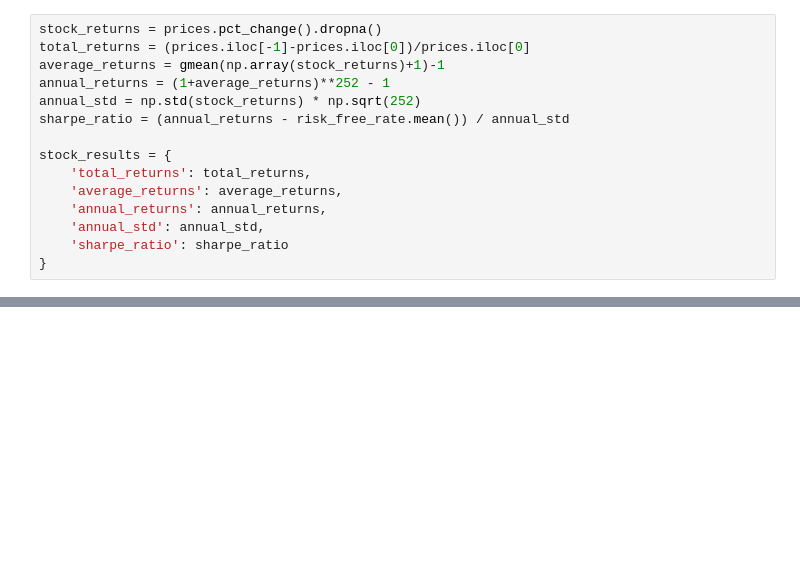
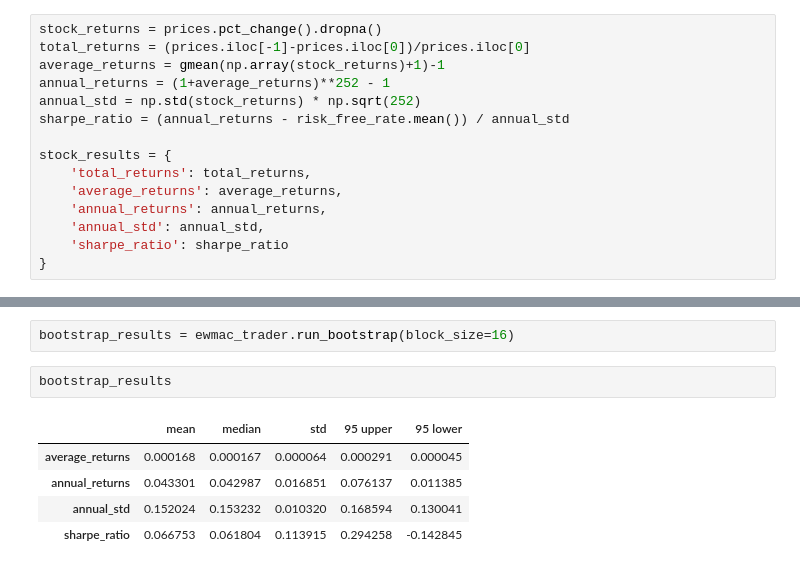
Before and after one commit to yangsu01/funance_blog, a Jupyter notebook: blogs/12-evaluating-strategies/evaluating_strategies.ipynb, the cells around one changed output, grey strips where cells are left out. Drawn from its saved outputs; the diff is of its cells as text; blank space fills up the shorter version.

```diff
--- a/blogs/12-evaluating-strategies/evaluating_strategies.ipynb
+++ b/blogs/12-evaluating-strategies/evaluating_strategies.ipynb
@@ -73,3 +166,13 @@ ewmac_results = ewmac_trader.get_results(risk_free_rate)
+# %%
+bootstrap_results = ewmac_trader.run_bootstrap(block_size=16)
+# %%
+bootstrap_results
+# %% [output]
+|  | mean | median | std | 95 upper | 95 lower |
+| average_returns | 0.000168 | 0.000167 | 0.000064 | 0.000291 | 0.000045 |
+| annual_returns | 0.043301 | 0.042987 | 0.016851 | 0.076137 | 0.011385 |
+| annual_std | 0.152024 | 0.153232 | 0.010320 | 0.168594 | 0.130041 |
+| sharpe_ratio | 0.066753 | 0.061804 | 0.113915 | 0.294258 | -0.142845 |
 # %%
 ewmac_results
 # %% [output]
```
Also changed, not shown: parts of 18 cells of this notebook, 1 other file.
